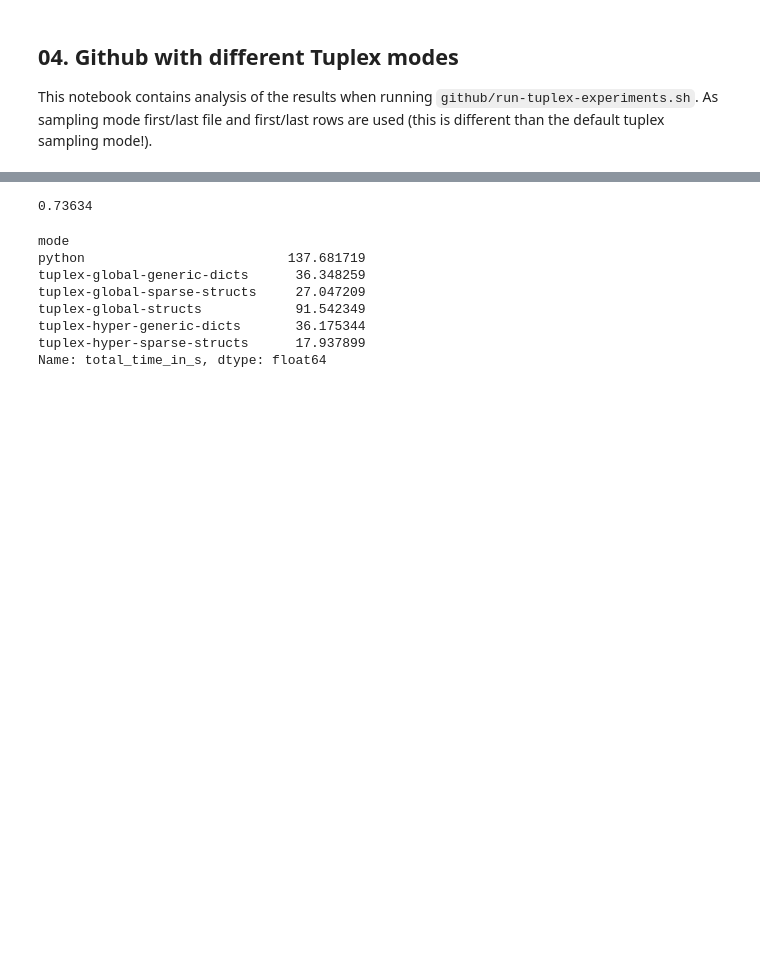
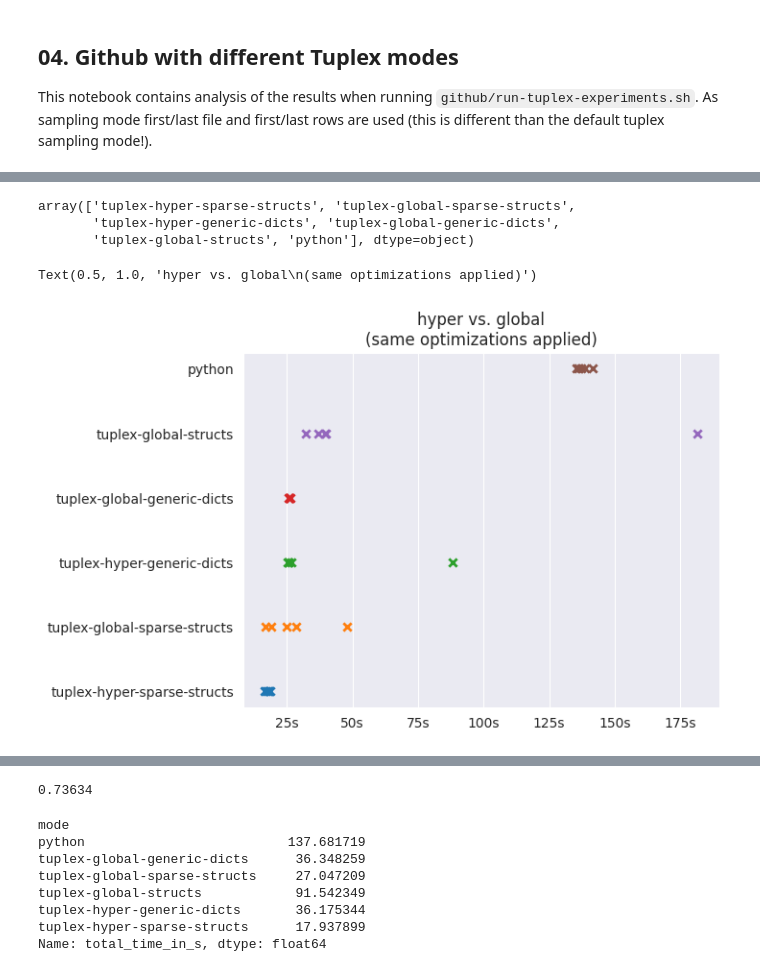
Before and after one commit to LeonhardFS/tuplex-public, a Jupyter notebook: benchmarks/nextconf/hyperspecialization/notebooks/04_Github_sparse_with_auto_detect.ipynb, the cells around one changed output, grey strips where cells are left out. Saved outputs shown, nothing was run; the diff lists cells and outputs as text; code cells hidden in the pictures; blank space fills up the shorter version.

Commit message:
result plot

```diff
--- a/benchmarks/nextconf/hyperspecialization/notebooks/04_Github_sparse_with_auto_detect.ipynb
+++ b/benchmarks/nextconf/hyperspecialization/notebooks/04_Github_sparse_with_auto_detect.ipynb
@@ -265,0 +36,30 @@ df
+# %%
+# combine with total runtime
+part_df_B = df.groupby(['run', 'mode'])[['total_time_in_s']].first()
+# %%
+df_totals = pd.concat((part_df_A, part_df_B), axis=1).reset_index()
+# %%
+df_totals = df_totals.sort_values(by='total_time_in_s').reset_index(drop=True)
+# %%
+modes = df_totals['mode'].unique()
+modes
+# %% [output]
+array(['tuplex-hyper-sparse-structs', 'tuplex-global-sparse-structs',
+       'tuplex-hyper-generic-dicts', 'tuplex-global-generic-dicts',
+       'tuplex-global-structs', 'python'], dtype=object)
+# %%
+from matplotlib.ticker import EngFormatter
+
+for i, mode in enumerate(modes):
+    y = df_totals[df_totals['mode'] == mode]['total_time_in_s']
+    x = [i] * len(y)
+    plt.scatter(y, x, linewidth=2, marker='x')
+ax = plt.gca()
+ax.set_yticklabels(modes)
+plt.yticks(range(len(modes)), rotation=0)
+ax.xaxis.set_major_formatter(EngFormatter(unit='s', sep=''))
+plt.grid(axis='y')
+plt.title('hyper vs. global\n(same optimizations applied)')
+# %% [output]
+Text(0.5, 1.0, 'hyper vs. global\n(same optimizations applied)')
+[figure, added]
```
Also changed, not shown: parts of 18 cells of this notebook, 1 other file.
